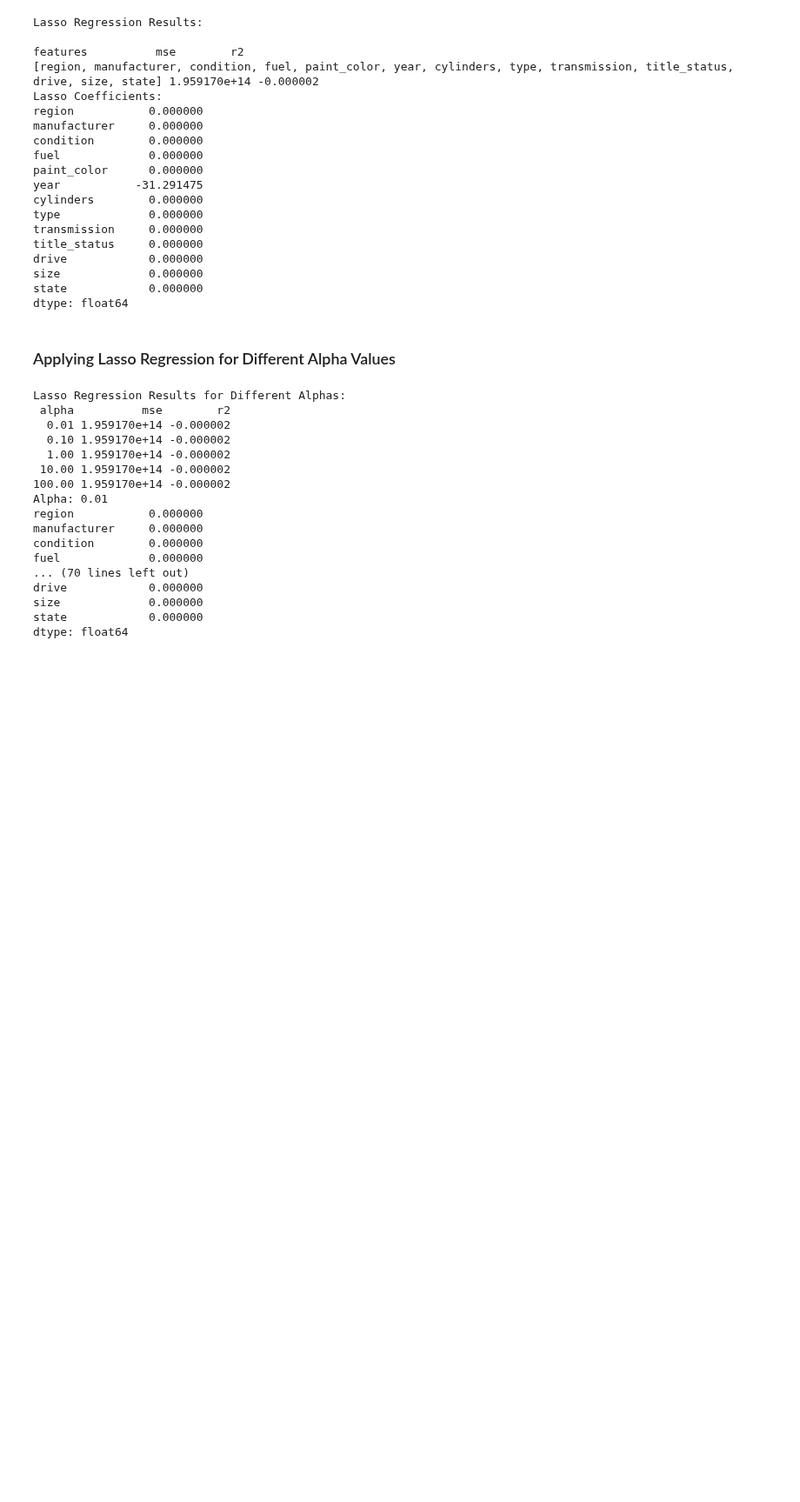
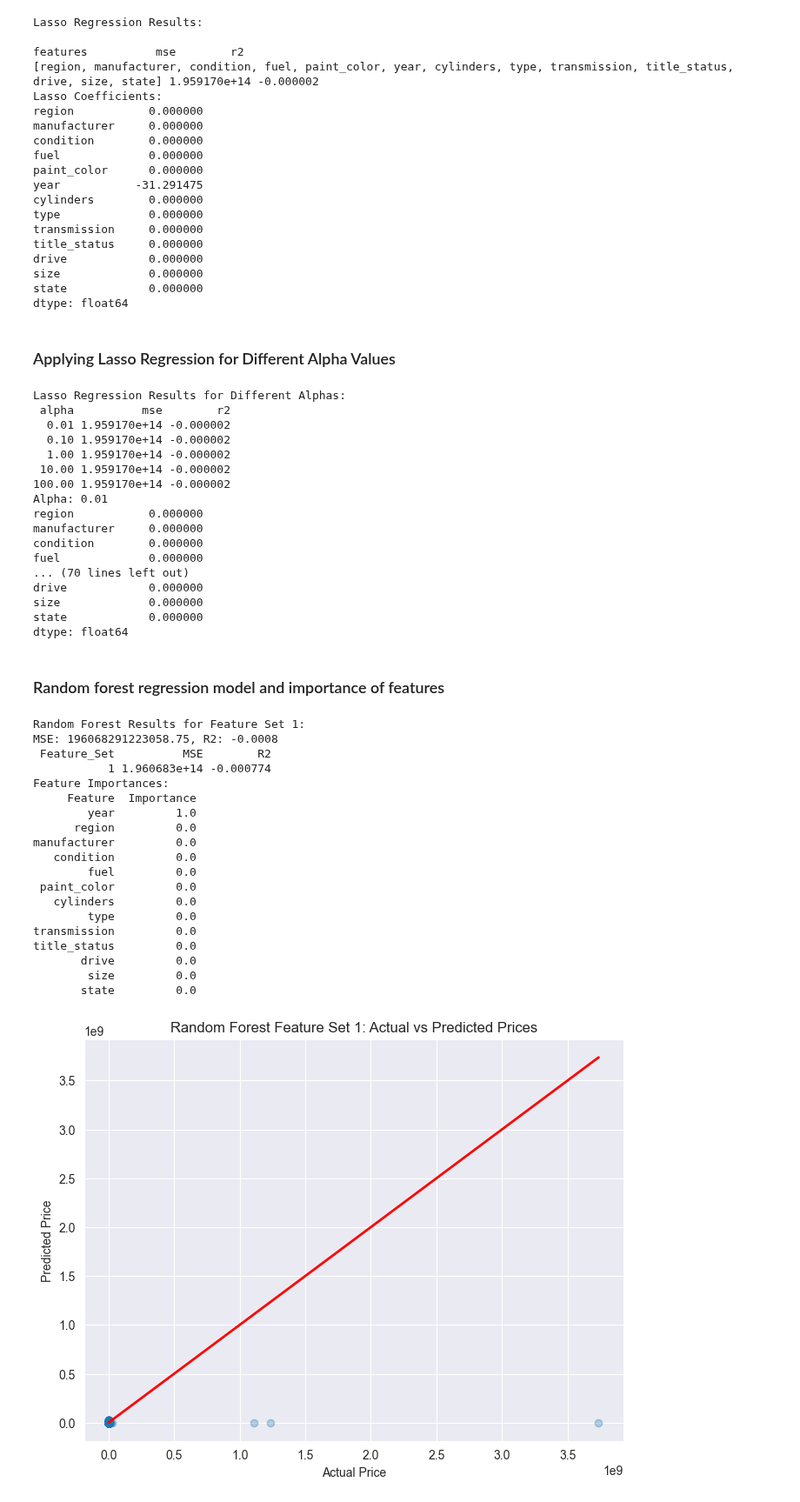
Before and after one commit to licyambrose/carpriceproject, a Jupyter notebook: used_car_price_v2.ipynb, the cells around one changed output. Shown at 87% size. Cells and saved outputs as stored; diff of their text form; code cells hidden in the pictures; blank space fills up the shorter version.

```diff
--- a/used_car_price_v2.ipynb
+++ b/used_car_price_v2.ipynb
@@ -664,3 +665,78 @@ drive            0.000000
 size             0.000000
 state            0.000000
 dtype: float64
+# %% [markdown]
+### Random forest regression model and importance of features
+# %%
+from sklearn.ensemble import RandomForestRegressor
+from sklearn.metrics import mean_squared_error, r2_score
+import matplotlib.pyplot as plt
+
+# Feature sets
+rf_feature_sets = [
+    ['region', 'manufacturer', 'condition', 'fuel', 'paint_color', 'year', 'cylinders', 'type', 'transmission', 'title_status', 'drive', 'size', 'state'],
+    ['model', 'region', 'manufacturer', 'condition', 'fuel', 'paint_color', 'year', 'cylinders', 'type', 'transmission', 'title_status', 'drive', 'size', 'state'],
+    ['model', 'manufacturer', 'condition', 'fuel', 'paint_color', 'year', 'cylinders', 'type', 'transmission', 'title_status', 'drive', 'size', 'state']
+]
+
+for idx, features in enumerate(rf_feature_sets, 1):
+    # Encode categorical columns to numeric
+    for col in features:
+        if data[col].dtype == 'object':
+            data[col] = data[col].astype('category').cat.codes
+    X = data[features]
+    y = pd.to_numeric(data['price'], errors='coerce').fillna(0)
+    X_train, X_test, y_train, y_test = train_test_split(X, y, test_size=0.2, random_state=42)
+    rf = RandomForestRegressor(n_estimators=100, random_state=42, n_jobs=-1)
+    rf.fit(X_train, y_train)
+    y_pred = rf.predict(X_test)
+    mse = mean_squared_error(y_test, y_pred)
+    r2 = r2_score(y_test, y_pred)
+    print(f'Random Forest Results for Feature Set {idx}:')
+    print(f'MSE: {mse:.2f}, R2: {r2:.4f}')
+    # Display MSE and R2 in a DataFrame
+    rf_results_df = pd.DataFrame({'Feature_Set': [idx], 'MSE': [mse], 'R2': [r2]})
+    print(rf_results_df.to_string(index=False))
+    # Feature importance
+    importances = rf.feature_importances_
+    importance_df = pd.DataFrame({'Feature': features, 'Importance': importances})
+    importance_df = importance_df.sort_values(by='Importance', ascending=False)
+    print('Feature Importances:')
+    print(importance_df.to_string(index=False))
+    # Plot actual vs predicted prices
+    plt.figure(figsize=(8, 6))
+    plt.scatter(y_test, y_pred, alpha=0.3)
+    plt.xlabel('Actual Price')
+    plt.ylabel('Predicted Price')
+    plt.title(f'Random Forest Feature Set {idx}: Actual vs Predicted Prices')
+    plt.plot([y_test.min(), y_test.max()], [y_test.min(), y_test.max()], color='red', lw=2)
+    plt.grid(True)
+    plt.show()
+    # Plot feature importances
+    plt.figure(figsize=(10, 6))
+    plt.barh(importance_df['Feature'], importance_df['Importance'])
+    plt.xlabel('Importance')
+    plt.title(f'Random Forest Feature Importances (Feature Set {idx})')
+    plt.gca().invert_yaxis()
+    plt.show()
+# %% [output]
+Random Forest Results for Feature Set 1:
+MSE: 196068291223058.75, R2: -0.0008
+ Feature_Set          MSE        R2
+           1 1.960683e+14 -0.000774
+Feature Importances:
+     Feature  Importance
+        year         1.0
+      region         0.0
+manufacturer         0.0
+   condition         0.0
+        fuel         0.0
+ paint_color         0.0
+   cylinders         0.0
+        type         0.0
+transmission         0.0
+title_status         0.0
+       drive         0.0
+        size         0.0
+       state         0.0
+[figure, added]
```
Also changed, not shown: parts of 5 cells of this notebook.
